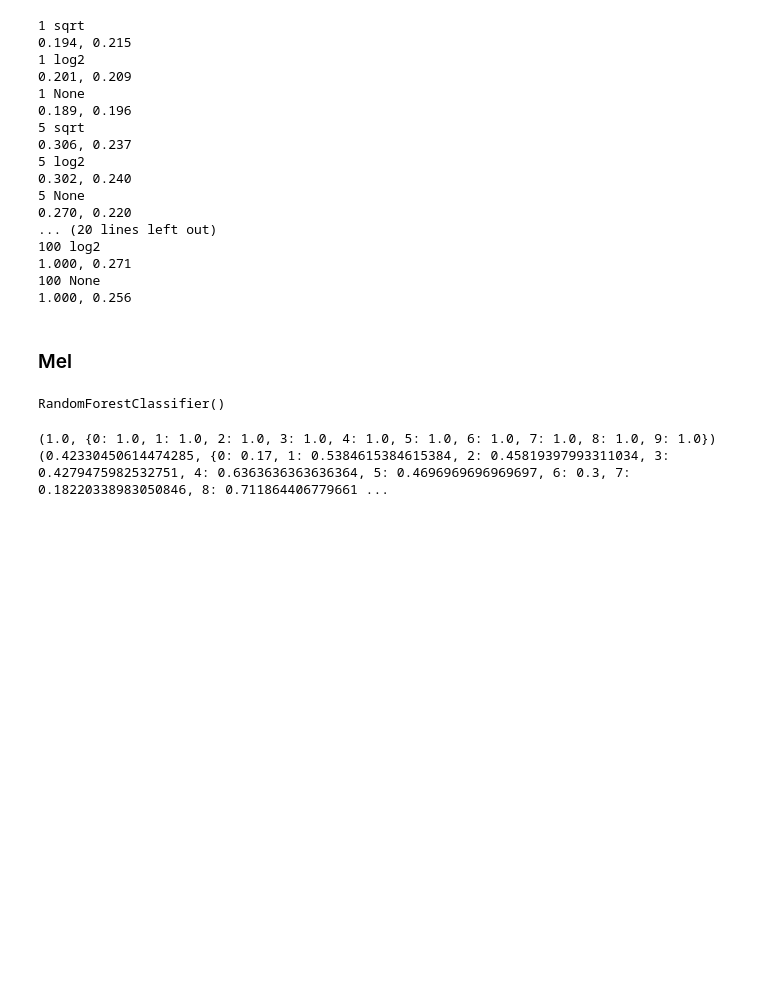
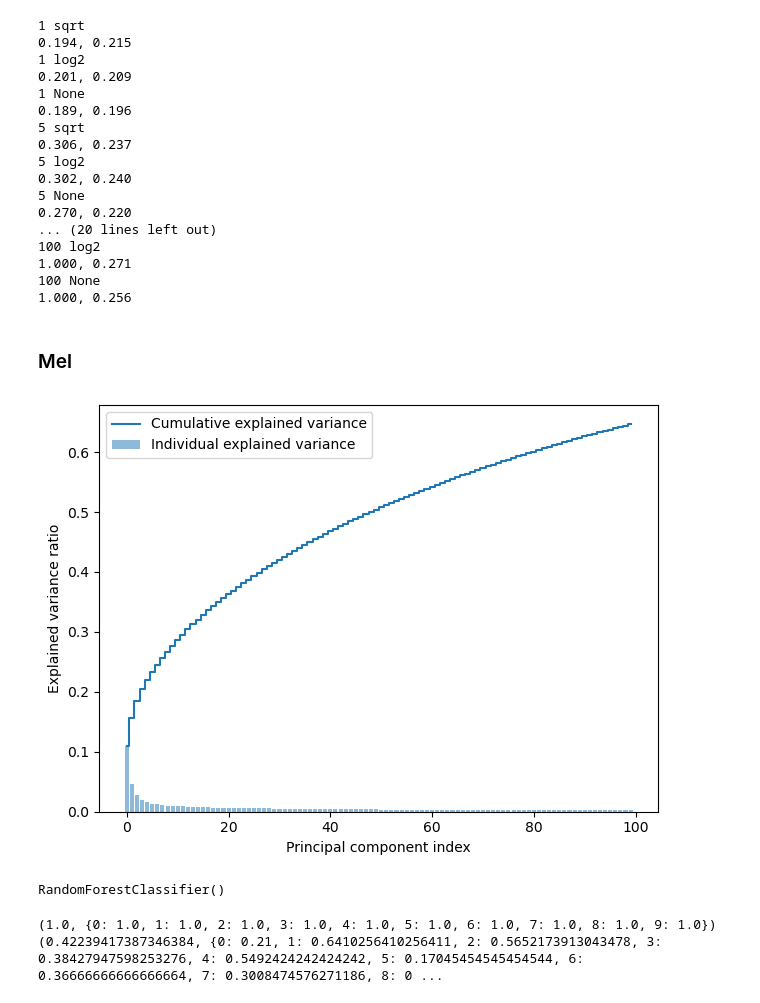
Before and after one commit to chrislee-hc/CS-181-Practical, a Jupyter notebook: cs181_practical_student_code.ipynb, the cells around one changed output. Cells and saved outputs as stored; diff of their text form; code cells hidden in the pictures; blank space fills up the shorter version.

```diff
--- a/cs181_practical_student_code.ipynb
+++ b/cs181_practical_student_code.ipynb
@@ -470,14 +492,30 @@ for max_depth in max_depth_vals:
 # %% [markdown]
 ### Mel
 # %%
-X_mel_train_norm = normalize(X_mel_train_flat, axis=0)
-X_mel_test_norm = normalize(X_mel_test_flat, axis=0)
+sc = StandardScaler()
+sc.fit(X_mel_train_flat)
+
+X_mel_train_norm = sc.transform(X_mel_train_flat)
+X_mel_test_norm = sc.transform(X_mel_test_flat)
 
 pca_mel = PCA(n_components=100)
 pca_mel.fit(X_mel_train_norm)
 
 X_mel_train_pca = pca_mel.transform(X_mel_train_norm)
 X_mel_test_pca = pca_mel.transform(X_mel_test_norm)
+# %%
+exp_var_pca = pca_mel.explained_variance_ratio_
+cum_sum_eigenvalues = np.cumsum(exp_var_pca)
+
+plt.bar(range(0,len(exp_var_pca)), exp_var_pca, alpha=0.5, align='center', label='Individual explained variance')
+plt.step(range(0,len(cum_sum_eigenvalues)), cum_sum_eigenvalues, where='mid',label='Cumulative explained variance')
+plt.ylabel('Explained variance ratio')
+plt.xlabel('Principal component index')
+plt.legend(loc='best')
+plt.tight_layout()
+plt.show()
+# %% [output]
+[figure, added]
 # %%
 rf = RandomForestClassifier()
 rf.fit(X_mel_train_pca, y_mel_train)
@@ -490,7 +528,7 @@ print(accuracy(preds_train, y_mel_train))
 print(accuracy(preds_test, y_mel_test))
 # %% [output]
 (1.0, {0: 1.0, 1: 1.0, 2: 1.0, 3: 1.0, 4: 1.0, 5: 1.0, 6: 1.0, 7: 1.0, 8: 1.0, 9: 1.0})
-(0.42330450614474285, {0: 0.17, 1: 0.5384615384615384, 2: 0.45819397993311034, 3: 0.4279475982532751, 4: 0.6363636363636364, 5: 0.4696969696969697, 6: 0.3, 7: 0.18220338983050846, 8: 0.711864406779661 ...
+(0.42239417387346384, {0: 0.21, 1: 0.6410256410256411, 2: 0.5652173913043478, 3: 0.38427947598253276, 4: 0.5492424242424242, 5: 0.17045454545454544, 6: 0.36666666666666664, 7: 0.3008474576271186, 8: 0 ...
 # %%
 max_depth_vals = [1, 5, 10, 25, 50, 100]
 max_features_vals = ["sqrt", "log2", None]
```
Also changed, not shown: parts of 7 cells of this notebook.
